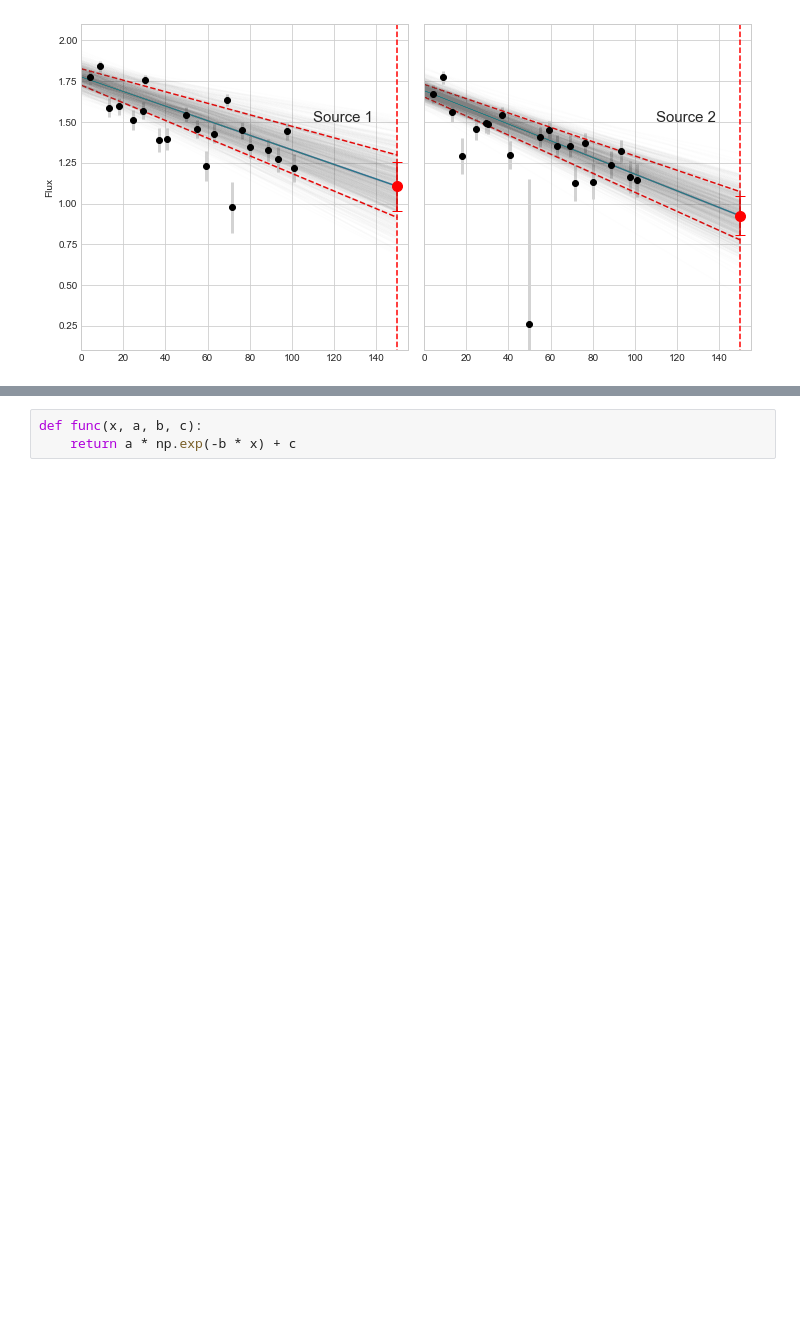
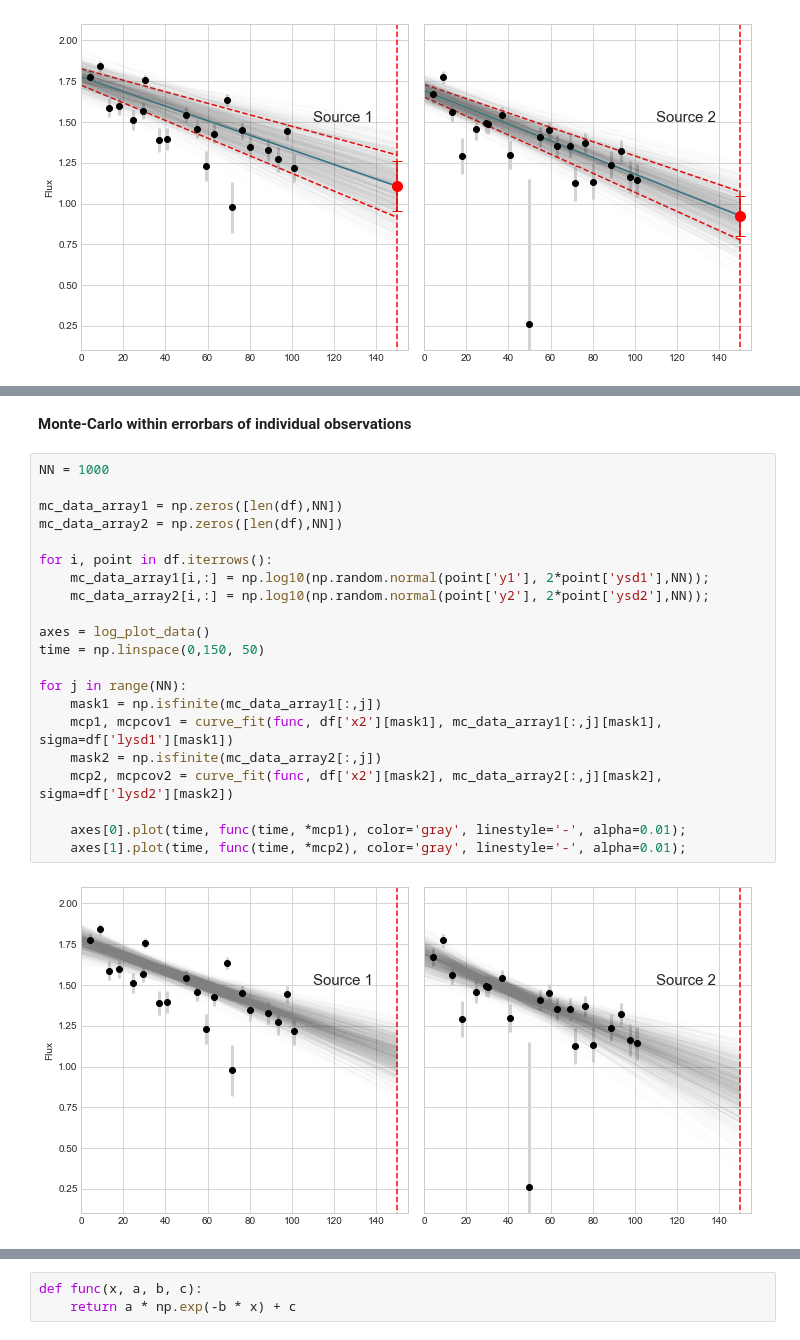
Before and after one commit to ivastar/data_fitting, a Jupyter notebook: Data Fitting.ipynb, the cells around one changed output, grey strips where cells are left out. Cells and saved outputs as stored; diff of their text form; blank space fills up the shorter version.

```diff
--- a/Data Fitting.ipynb
+++ b/Data Fitting.ipynb
@@ -250,0 +243,25 @@ Y2_150:  8.402635856028715  +/-  2.134750188728486
+# %% [markdown]
+**Monte-Carlo within errorbars of individual observations**
+# %%
+NN = 1000
+
+mc_data_array1 = np.zeros([len(df),NN])
+mc_data_array2 = np.zeros([len(df),NN])
+
+for i, point in df.iterrows():
+    mc_data_array1[i,:] = np.log10(np.random.normal(point['y1'], 2*point['ysd1'],NN));
+    mc_data_array2[i,:] = np.log10(np.random.normal(point['y2'], 2*point['ysd2'],NN));
+
+axes = log_plot_data()
+time = np.linspace(0,150, 50)
+
+for j in range(NN):
+    mask1 = np.isfinite(mc_data_array1[:,j])
+    mcp1, mcpcov1 = curve_fit(func, df['x2'][mask1], mc_data_array1[:,j][mask1], sigma=df['lysd1'][mask1])
+    mask2 = np.isfinite(mc_data_array2[:,j])
+    mcp2, mcpcov2 = curve_fit(func, df['x2'][mask2], mc_data_array2[:,j][mask2], sigma=df['lysd2'][mask2])
+
+    axes[0].plot(time, func(time, *mcp1), color='gray', linestyle='-', alpha=0.01);
+    axes[1].plot(time, func(time, *mcp2), color='gray', linestyle='-', alpha=0.01);
+# %% [output]
+[figure, added]
```
Also changed, not shown: parts of 23 cells of this notebook, 1 other file.
